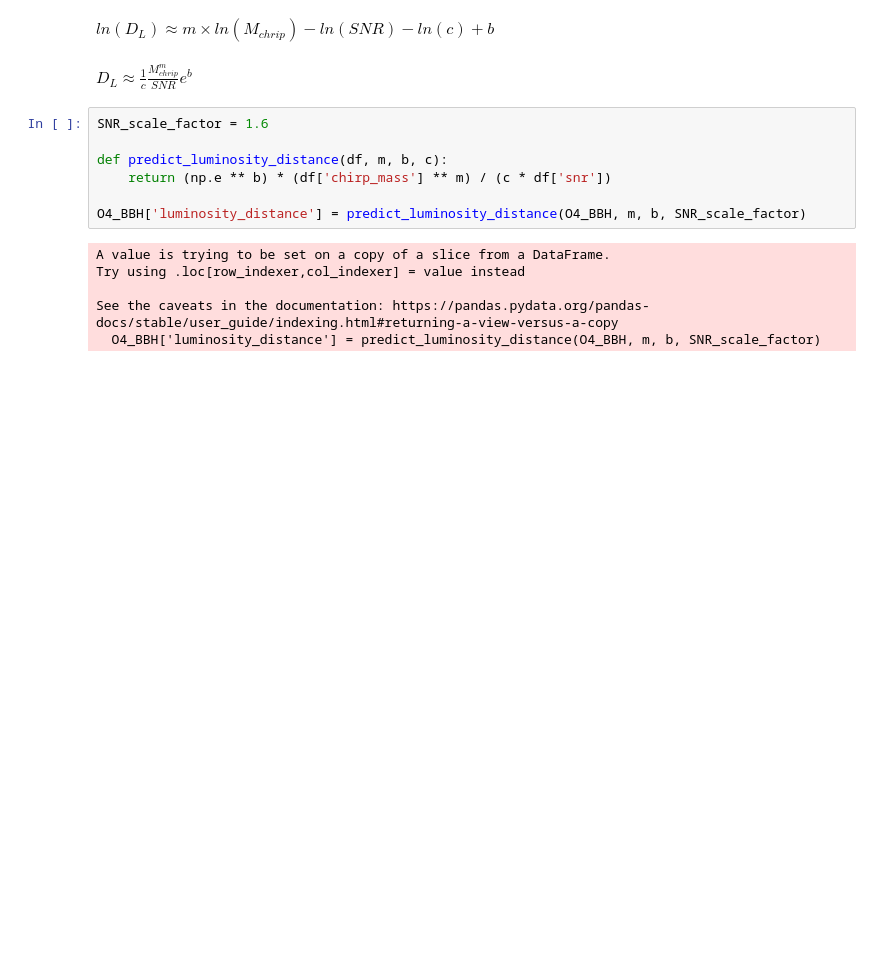
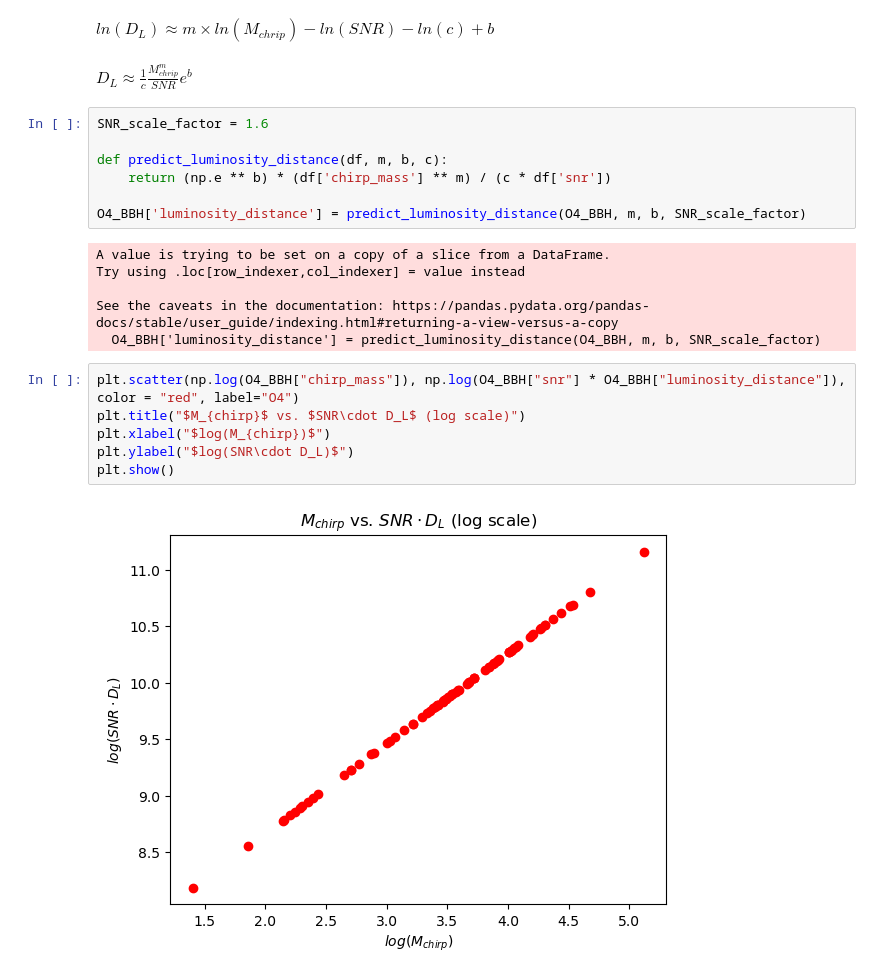
Before and after one commit to AndrewValentini/Gravitational-Waves-Research-23-24, a Jupyter notebook: Data Analysis/testing.ipynb, the cells around one changed output. Drawn from its saved outputs; the diff is of its cells as text; blank space fills up the shorter version.

```diff
--- a/Data Analysis/testing.ipynb
+++ b/Data Analysis/testing.ipynb
@@ -345,6 +376,14 @@ Try using .loc[row_indexer,col_indexer] = value instead
 
 See the caveats in the documentation: https://pandas.pydata.org/pandas-docs/stable/user_guide/indexing.html#returning-a-view-versus-a-copy
   O4_BBH['luminosity_distance'] = predict_luminosity_distance(O4_BBH, m, b, SNR_scale_factor)
+# %%
+plt.scatter(np.log(O4_BBH["chirp_mass"]), np.log(O4_BBH["snr"] * O4_BBH["luminosity_distance"]), color = "red", label="O4")
+plt.title("$M_{chirp}$ vs. $SNR\cdot D_L$ (log scale)")
+plt.xlabel("$log(M_{chirp})$")
+plt.ylabel("$log(SNR\cdot D_L)$")
+plt.show()
+# %% [output]
+[figure, added]
 # %%
 plt.scatter(O3_BBH["chirp_mass"], O3_BBH["luminosity_distance"], color = "blue", label="O3")
 plt.scatter(O4_BBH["chirp_mass"], O4_BBH["luminosity_distance"], color = "red", label="O4")
```
Also changed, not shown: parts of 24 cells of this notebook, 3 other files.
